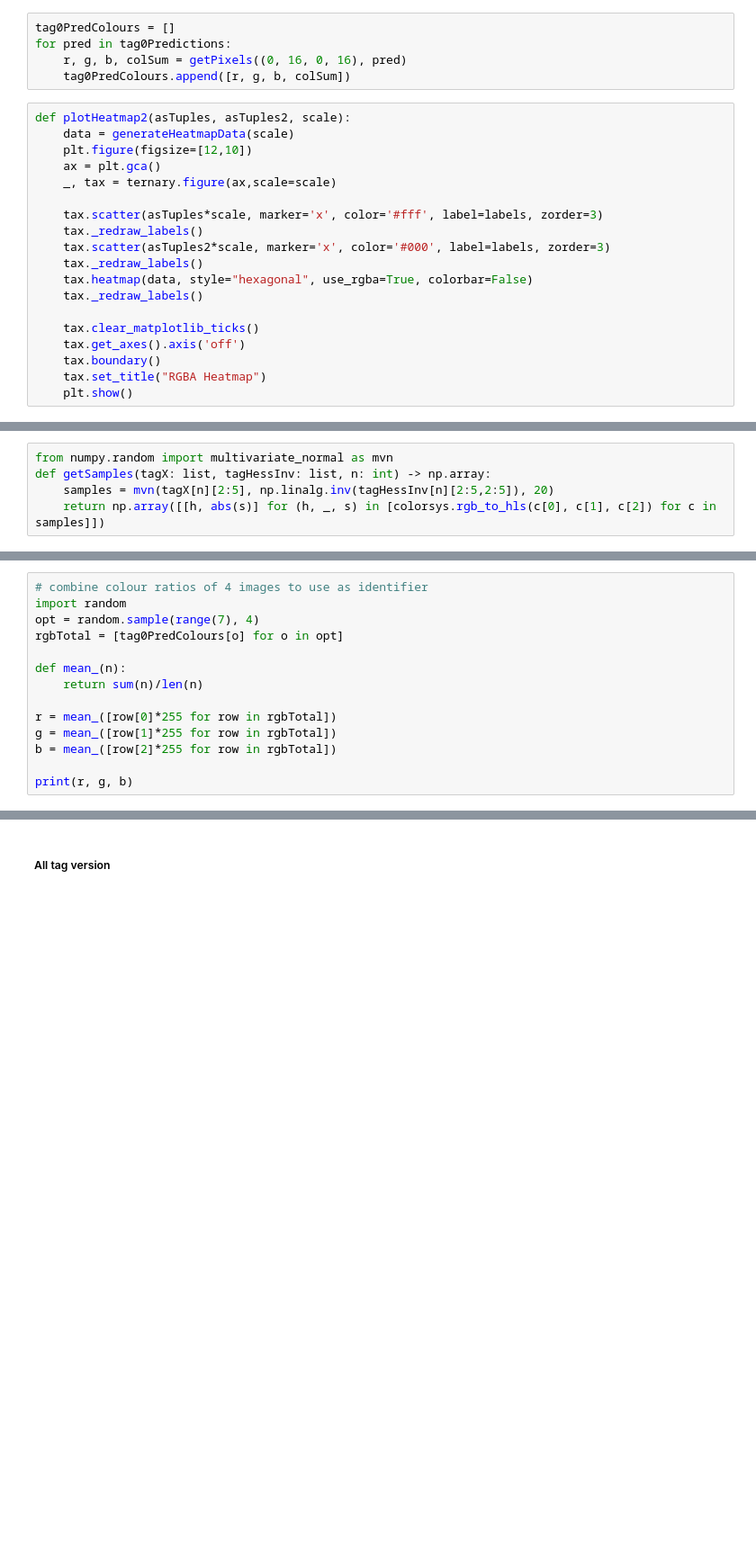
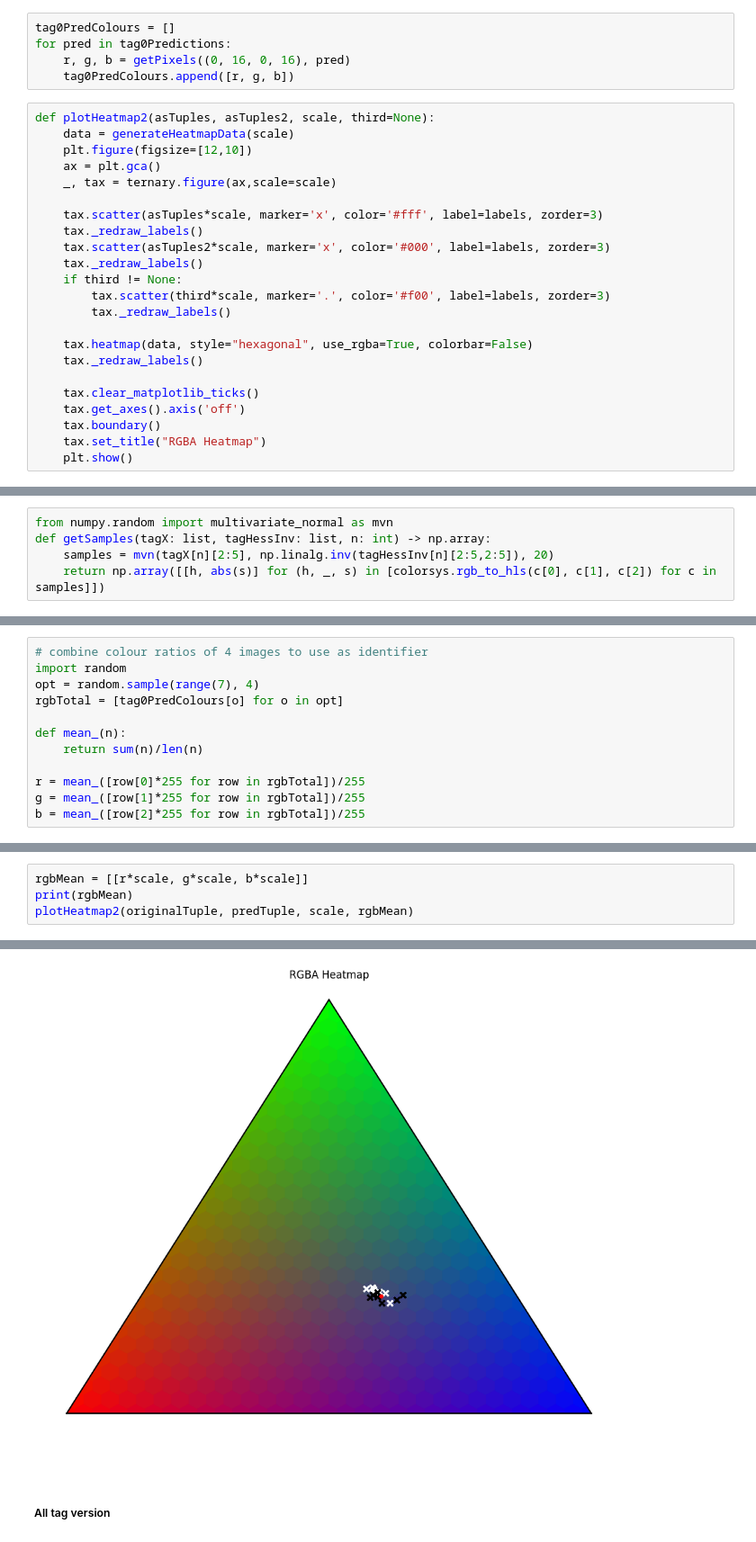
Before and after one commit to acb21kb/bumblebee-tags, a Jupyter notebook: open_files.ipynb, the cells around one changed output, grey strips where cells are left out. Shown at 90% size. Saved outputs shown, nothing was run; the diff lists cells and outputs as text; blank space fills up the shorter version.

```diff
--- a/open_files.ipynb
+++ b/open_files.ipynb
@@ -508,10 +508,10 @@ for i in range(onlyTag0.shape[0]):
 # %%
 tag0PredColours = []
 for pred in tag0Predictions:
-    r, g, b, colSum = getPixels((0, 16, 0, 16), pred)
-    tag0PredColours.append([r, g, b, colSum])
+    r, g, b = getPixels((0, 16, 0, 16), pred)
+    tag0PredColours.append([r, g, b])
 # %%
-def plotHeatmap2(asTuples, asTuples2, scale):
+def plotHeatmap2(asTuples, asTuples2, scale, third=None):
     data = generateHeatmapData(scale)
     plt.figure(figsize=[12,10])
     ax = plt.gca()
@@ -521,6 +521,10 @@ def plotHeatmap2(asTuples, asTuples2, scale):
     tax._redraw_labels()
     tax.scatter(asTuples2*scale, marker='x', color='#000', label=labels, zorder=3)
     tax._redraw_labels()
+    if third != None:
+        tax.scatter(third*scale, marker='.', color='#f00', label=labels, zorder=3)
+        tax._redraw_labels()
+
     tax.heatmap(data, style="hexagonal", use_rgba=True, colorbar=False)
     tax._redraw_labels()
 
@@ -621,8 +625,6 @@ rgbTotal = [tag0PredColours[o] for o in opt]
 def mean_(n):
     return sum(n)/len(n)
 
-r = mean_([row[0]*255 for row in rgbTotal])
-g = mean_([row[1]*255 for row in rgbTotal])
-b = mean_([row[2]*255 for row in rgbTotal])
-
-print(r, g, b)
+r = mean_([row[0]*255 for row in rgbTotal])/255
+g = mean_([row[1]*255 for row in rgbTotal])/255
+b = mean_([row[2]*255 for row in rgbTotal])/255
@@ -630,0 +631,5 @@ print(r, g, b)
+# %%
+rgbMean = [[r*scale, g*scale, b*scale]]
+print(rgbMean)
+plotHeatmap2(originalTuple, predTuple, scale, rgbMean)
+# %% [output]
@@ -631,2 +638,3 @@ print(r, g, b)
+[figure, added]
 # %% [markdown]
 ##### All tag version
```
Also changed, not shown: parts of 12 cells of this notebook, 1 other file.
